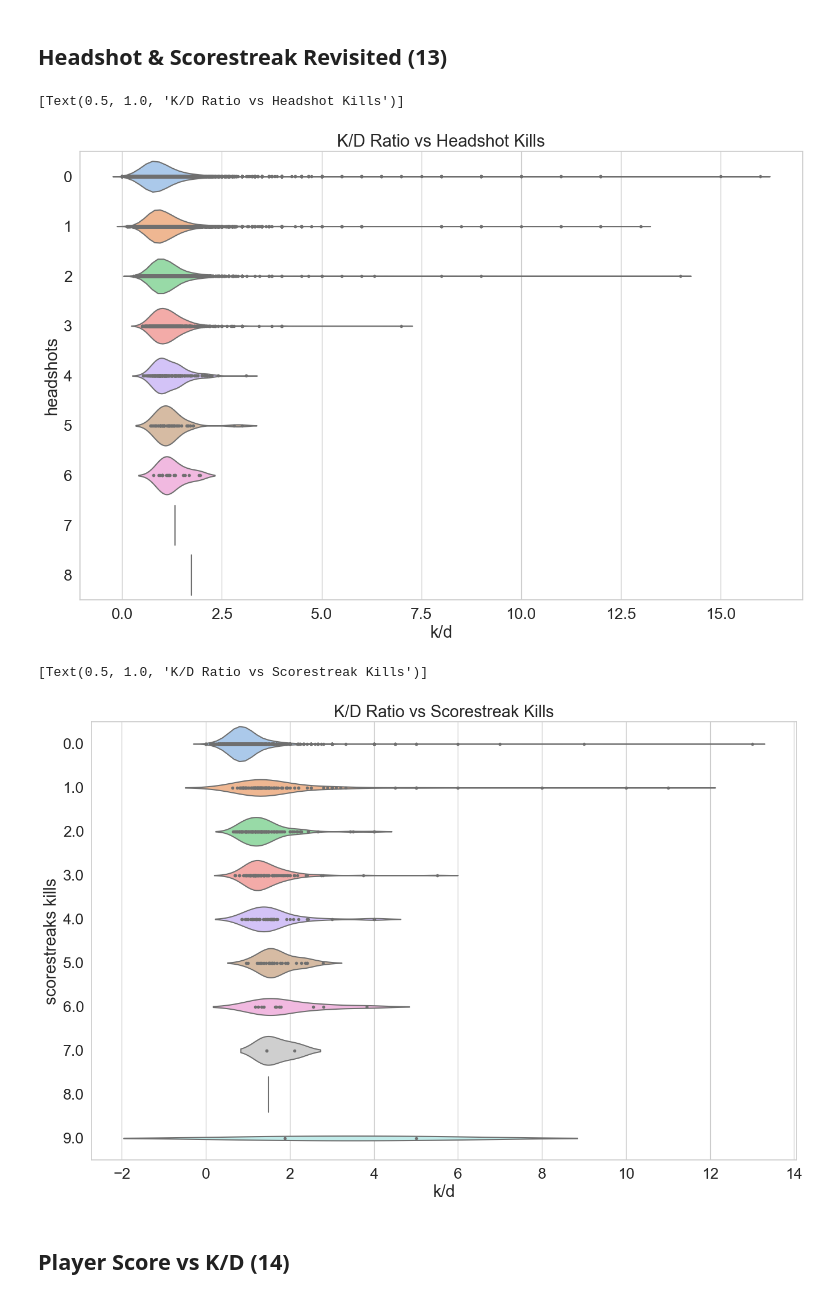
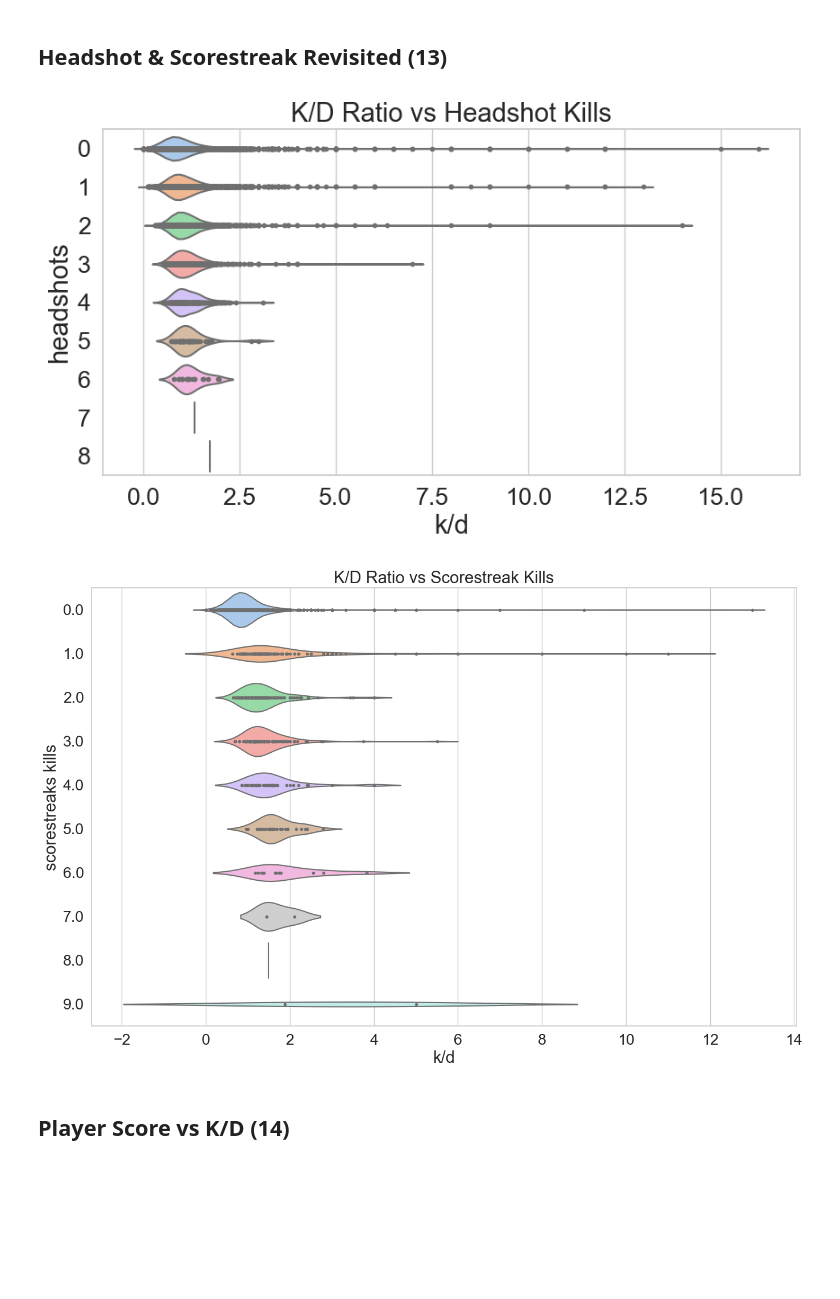
Before and after one commit to wavyvone/COD_Analysis, a Jupyter notebook: cod_analysis.ipynb, the cells around one changed output. Drawn from its saved outputs; the diff is of its cells as text; code cells hidden in the pictures; blank space fills up the shorter version.

Commit message:
helper method made better

```diff
--- a/cod_analysis.ipynb
+++ b/cod_analysis.ipynb
@@ -130,19 +138,31 @@ sns.histplot(cod_data['k/d'], kde = True, bins = 60).set(title = "Player K/D Rat
 # %% [output]
 [Text(0.5, 1.0, 'Player K/D Ratio Distribution')]
 [figure]
+# %%
+#Violinplot helper method
+def violin_helper(a,b, title):
+    '''
+    helps plot violinplots between data labels in cod_data
+    a: first label (string)
+    b: second label (string)
+    title: title (string)
+    '''
+    assert isinstance(a, str)
+    assert isinstance(b, str)
+    assert isinstance(title, str)
+    plt.figure()
+    sns.set(style="whitegrid", rc={'figure.figsize':(16,10)}, font_scale=1.75)
+    sns.violinplot(x=cod_data[a], y=cod_data[b], inner="points", orient="h", scale = "area", width=0.8, palette="pastel").set(title = title)
+    return
 # %% [markdown]
 ## Headshot & Scorestreak Revisited (13)
 # %%
-sns.set(style="whitegrid", rc={'figure.figsize':(16,10)}, font_scale=1.75)
-sns.violinplot(x=cod_data['k/d'], y=cod_data['headshots'], inner="points", orient="h", scale = "area", width=0.8, palette="pastel").set(title = "K/D Ratio vs Headshot Kills")
+violin_helper('k/d', 'headshots', "K/D Ratio vs Headshot Kills")
 # %% [output]
-[Text(0.5, 1.0, 'K/D Ratio vs Headshot Kills')]
-[figure, old version]
+[figure, new version]
 # %%
-sns.set(style="whitegrid", rc={'figure.figsize':(16,10)}, font_scale=1.75)
-sns.violinplot(x=cod_data['k/d'], y=cod_data['scorestreaks kills'], inner="points", orient="h", scale = "area", width=0.8, palette="pastel").set(title = "K/D Ratio vs Scorestreak Kills")
+violin_helper('k/d','scorestreaks kills', 'K/D Ratio vs Scorestreak Kills')
 # %% [output]
-[Text(0.5, 1.0, 'K/D Ratio vs Scorestreak Kills')]
 [figure]
 # %% [markdown]
 ## Player Score vs K/D (14)
```
Also changed, not shown: parts of 8 cells of this notebook, 1 other file.
